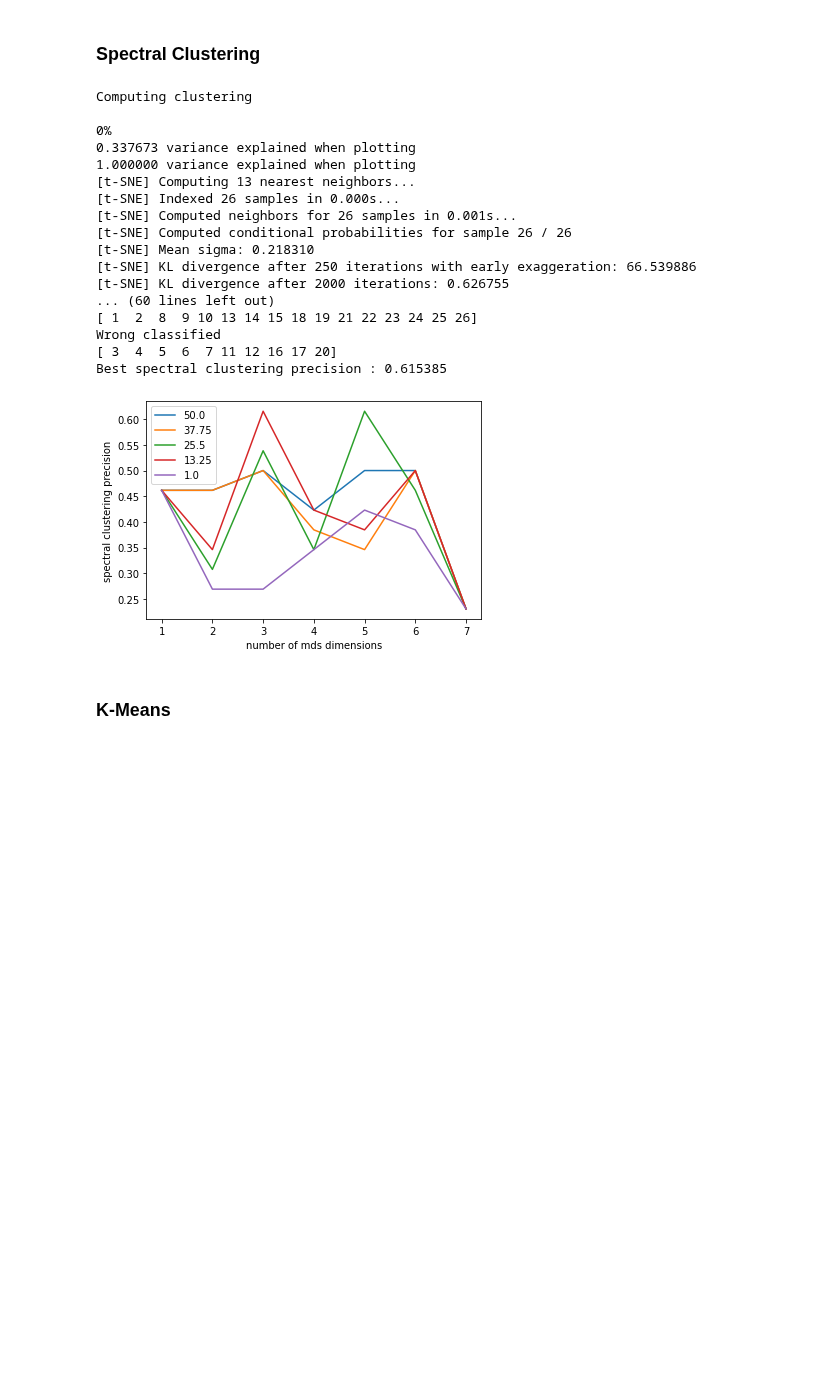
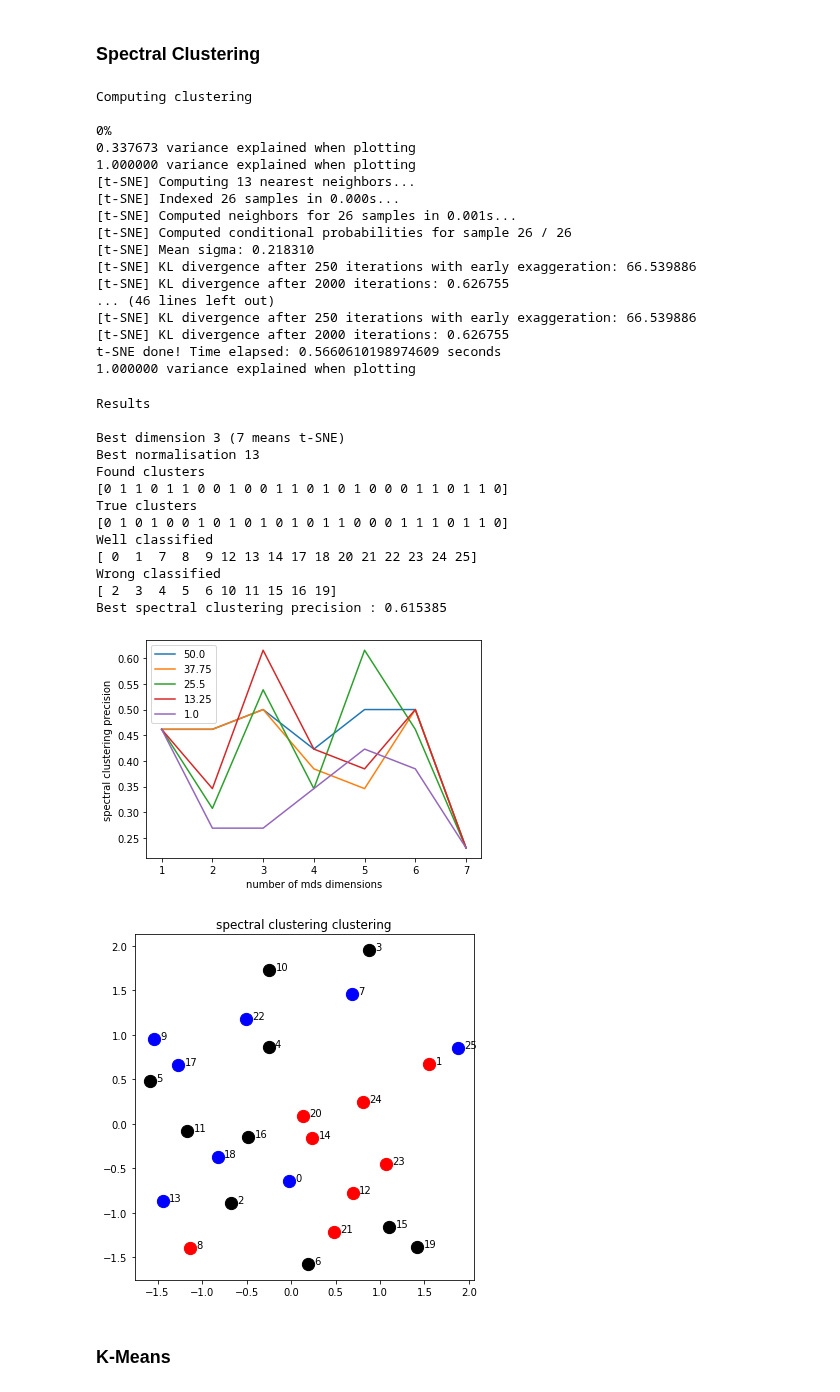
Before and after one commit to alexandremerasli/TFE, a Jupyter notebook: cluster_data.ipynb, the cells around one changed output. Drawn from its saved outputs; the diff is of its cells as text; code cells hidden in the pictures; blank space fills up the shorter version.

Commit message:
2-cluster mapping

```diff
--- a/cluster_data.ipynb
+++ b/cluster_data.ipynb
@@ -905,8 +905,8 @@ class Results():
         plt.legend()
 
         print("\nResults\n")
-        print("Best dimension %d (7 means t-SNE)"% self.best_dim)
-        print("Best normalisation %d "% self.best_norm)
+        print("Best dimension %d (7 means t-SNE)" %self.best_dim)
+        print("Best normalisation %d " %self.best_norm)
         print("Found clusters ")
         print(self.label)
         print("True clusters ")
@@ -919,6 +919,23 @@ class Results():
         print("Best %s precision : %f" %(self.name,np.max(self.prec)))
 
     def showResultMap(self):
+        plt.figure()
+        ax = plt.axes([0,0,1.2,1.2])
+        ax.set_aspect(aspect='equal')
+
+        for i in range(N):
+            if (i in self.wellClassified):
+                if (condition[i] == 0):
+                    color = 'blue'
+                else:
+                    color = 'red'
+            else:
+                color = 'black'
+            ax.annotate(i,(points[i,0],points[i,1]),xytext=(points[i,0]+0.07,points[i,1]))
+
+            plt.scatter(points[i,0],points[i,1],color=color,s=150)
+
+        plt.title("%s clustering" %self.name)
 # %% [markdown]
 ### Spectral Clustering
 # %%
@@ -928,9 +945,7 @@ coefficients = np.flip(np.linspace(1,50,5))
 
 spectralClustering_result = Results("spectral clustering")
 spectralClustering = SpectralClustering(n_clusters=2, random_state=0)
-
 spectralClustering_result.applyMethod(spectralClustering)
-spectralClustering_result.twoClustersMethodResult()
 # %% [output]
 Computing clustering
 
@@ -944,12 +959,31 @@ Computing clustering
 [t-SNE] Mean sigma: 0.218310
 [t-SNE] KL divergence after 250 iterations with early exaggeration: 66.539886
 [t-SNE] KL divergence after 2000 iterations: 0.626755
-... (60 lines left out)
-[ 1  2  8  9 10 13 14 15 18 19 21 22 23 24 25 26]
-Wrong classified
-[ 3  4  5  6  7 11 12 16 17 20]
-Best spectral clustering precision : 0.615385
+... (46 lines left out)
+[t-SNE] KL divergence after 250 iterations with early exaggeration: 66.539886
+[t-SNE] KL divergence after 2000 iterations: 0.626755
+t-SNE done! Time elapsed: 0.5660610198974609 seconds
+1.000000 variance explained when plotting
-[figure, removed]
+# %%
+# Show results
+spectralClustering_result.twoClustersMethodResult()
+spectralClustering_result.showResultMap()
+# %% [output]
+Results
+
+Best dimension 3 (7 means t-SNE)
+Best normalisation 13
+Found clusters
+[0 1 1 0 1 1 0 0 1 0 0 1 1 0 1 0 1 0 0 0 1 1 0 1 1 0]
+True clusters
+[0 1 0 1 0 0 1 0 1 0 1 0 1 0 1 1 0 0 0 1 1 1 0 1 1 0]
+Well classified
+[ 0  1  7  8  9 12 13 14 17 18 20 21 22 23 24 25]
+Wrong classified
+[ 2  3  4  5  6 10 11 15 16 19]
+Best spectral clustering precision : 0.615385
+[figure, added]
+[figure, added]
 # %% [markdown]
 ### K-Means
 # %%
```
Also changed, not shown: parts of 4 cells of this notebook.
